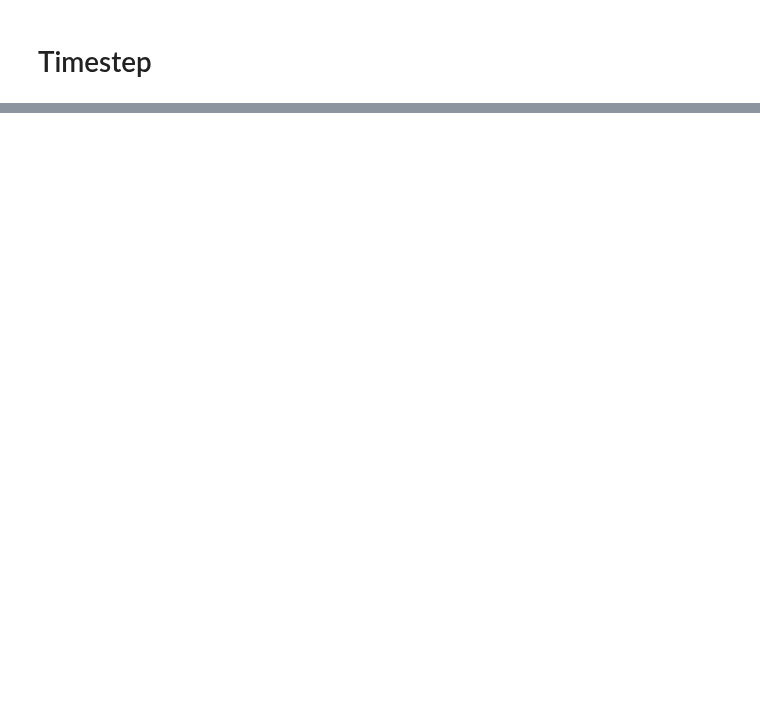
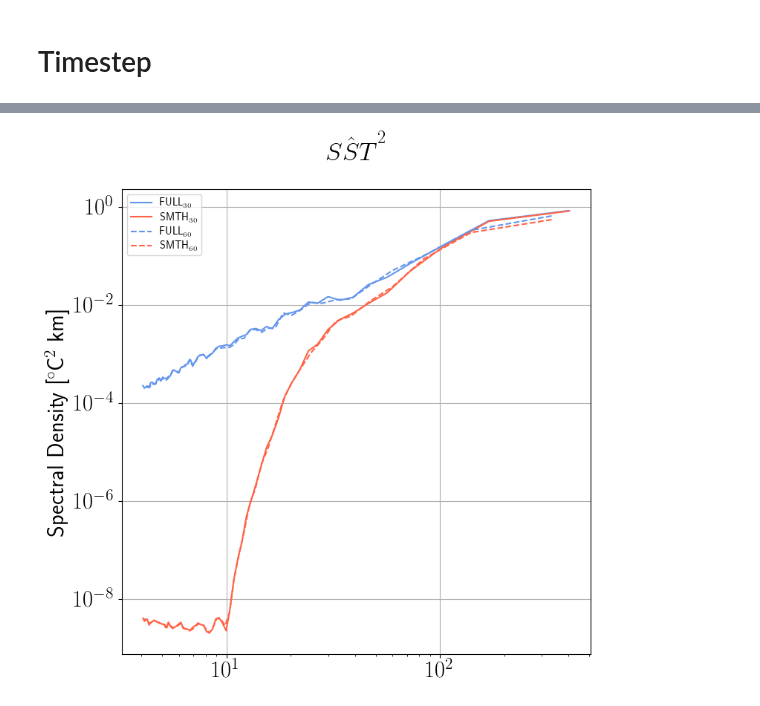
Before and after one commit to igoruchoa/FeedbackSubmeso, a Jupyter notebook: 2_CROCO/extras/random_spectra.ipynb, the cells around one changed output, grey strips where cells are left out. Saved outputs shown, nothing was run; the diff lists cells and outputs as text; code cells hidden in the pictures; blank space fills up the shorter version.

```diff
--- a/2_CROCO/extras/random_spectra.ipynb
+++ b/2_CROCO/extras/random_spectra.ipynb
@@ -449,0 +453,12 @@ plt.savefig('/homes/metogra/iufarias/Documents/figures/2_CROCO/random_spectra/bi
+# %%
+
+sst_full_B=varfw.SST.groupby('2htime').mean()[:,60:-60,60:-90].compute()
+sst_smth_B=vartw.SST.groupby('2htime').mean()[:,60:-60,60:-90].compute()
+# %%
+%%time
+SST_full_spec_2b=xrft.isotropic_power_spectrum(sst_full_B.drop(['nav_lat','nav_lon']),dim=['y','x'],
+                          nfactor=nf,truncate=trunc,scaling=scl,detrend='linear',
+                                 window=wdws,window_correction=wdw_cor).compute()
+SST_smth_spec_2b=xrft.isotropic_power_spectrum(sst_smth_B.drop(['nav_lat','nav_lon']),dim=['y','x'],
+                          nfactor=nf,truncate=trunc,scaling=scl,detrend='linear',
+                                 window=wdws,window_correction=wdw_cor).compute()
@@ -449,0 +468,36 @@ plt.savefig('/homes/metogra/iufarias/Documents/figures/2_CROCO/random_spectra/bi
+# %%
+iddx=0
+
+plt.figure(figsize=(8,8))
+
+plt.plot(1/(SST_full_spec_2.freq_r/2),SST_full_spec_2[iddx]/2,label=r'FULL$_{30}$',color='cornflowerblue')
+plt.plot(1/(SST_full_spec_2.freq_r/2),SST_smth_spec_2[iddx]/2,label=r'SMTH$_{30}$',color='tomato')
+
+plt.plot(1/(SST_full_spec_2b.freq_r/2),SST_full_spec_2b[iddx]/2,label=r'FULL$_{60}$',linestyle='--',color='cornflowerblue')
+plt.plot(1/(SST_full_spec_2b.freq_r/2),SST_smth_spec_2b[iddx]/2,label=r'SMTH$_{60}$',linestyle='--',color='tomato')
+
+
+
+# plt.xlim(2.5,250)
+# plt.ylim(1e-10,1)
+
+
+
+
+plt.legend(fontsize=10)
+plt.xscale('log')
+plt.yscale('log')
+
+
+plt.title(r'$\hat{SST}^2$ ',fontsize=25,y=1.05)
+plt.ylabel(r'Spectral Density [$^{\circ}$C$^2$ km]',fontweight='bold')
+
+# plt.xlabel(r'Wavelength  [km]',fontweight='bold')
+
+plt.grid()
+# plt.yscale('symlog')
+
+plt.tight_layout()
+plt.savefig('/homes/metogra/iufarias/Documents/figures/2_CROCO/random_spectra/SST_spectra_different_crops.png')
+# %% [output]
+[figure, added]
```
Also changed, not shown: parts of 12 cells of this notebook.
